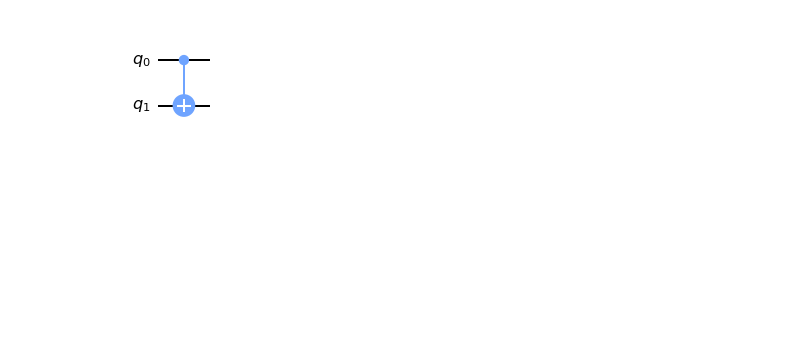
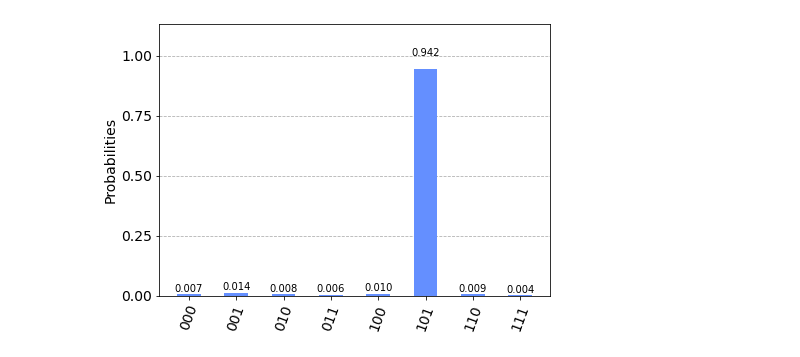
Before and after one commit to Xiloscient/groverSAT, a Jupyter notebook: groverSAT.ipynb, the cells around one changed output. Saved outputs shown, nothing was run; the diff lists cells and outputs as text; code cells hidden in the pictures; blank space fills up the shorter version.

```diff
--- a/groverSAT.ipynb
+++ b/groverSAT.ipynb
@@ -86,6 +126,61 @@ qc.draw(output="mpl")
-# %%
-qc = QuantumCircuit(2)
-qc.cx(0,1)
-qc.draw(output='mpl')
-# %% [output]
-[figure, removed]
+# %%
+
+# Make a quantum program for the n-bit Grover search.
+n = 3
+
+"""
+Exactly-1 3-SAT formula to be satisfied, in conjunctive
+normal form. We represent literals with integers, positive or
+negative, to indicate a Boolean variable or its negation
+"""
+
+exactly_1_3_sat_formula = [[1, 2, -3], [-1, -2, -3], [-1, 2, 3]]
+
+# Define the Circuit that the gates will be written to]
+grover = QuantumCircuit()
+
+
+# Input register that holds the Qubits that will do the calculation
+f_in = QuantumRegister(n)
+grover.add_register(f_in)
+
+# Output Register that holds the output that is discarded due to phase Kickback
+f_out = QuantumRegister(1)
+grover.add_register(f_out)
+
+# Auxillary Qubits to save results to as
+aux = QuantumRegister(len(exactly_1_3_sat_formula) + 1)
+grover.add_register(aux)
+
+# Define classical register to save the result to in the end
+ans = ClassicalRegister(n)
+grover.add_register(ans)
+
+
+
+# Puts the Qubits in their initial superposition
+input_state(grover, f_in, f_out, n)
+
+# T can be mathematically determined beforehand.
+T = 2
+
+# applies U_f and U_s T times.
+for t in range(T):
+    black_box_u_f(grover, f_in, f_out, aux, n, exactly_1_3_sat_formula)
+    inversion_about_average(grover, f_in, n)
+    grover.barrier()
+
+# Measure the output register in the computational basis
+for j in range(n):
+    grover.measure(f_in[j], ans[j])
+
+# Execute circuit
+backend = BasicAer.get_backend('qasm_simulator')
+job = execute([grover], backend=backend, shots=1000)
+result = job.result()
+
+# Get counts and plot histogram
+counts = result.get_counts(grover)
+plot_histogram(counts)
+# %% [output]
+[figure, added]
```
Also changed, not shown: parts of 5 cells of this notebook.
